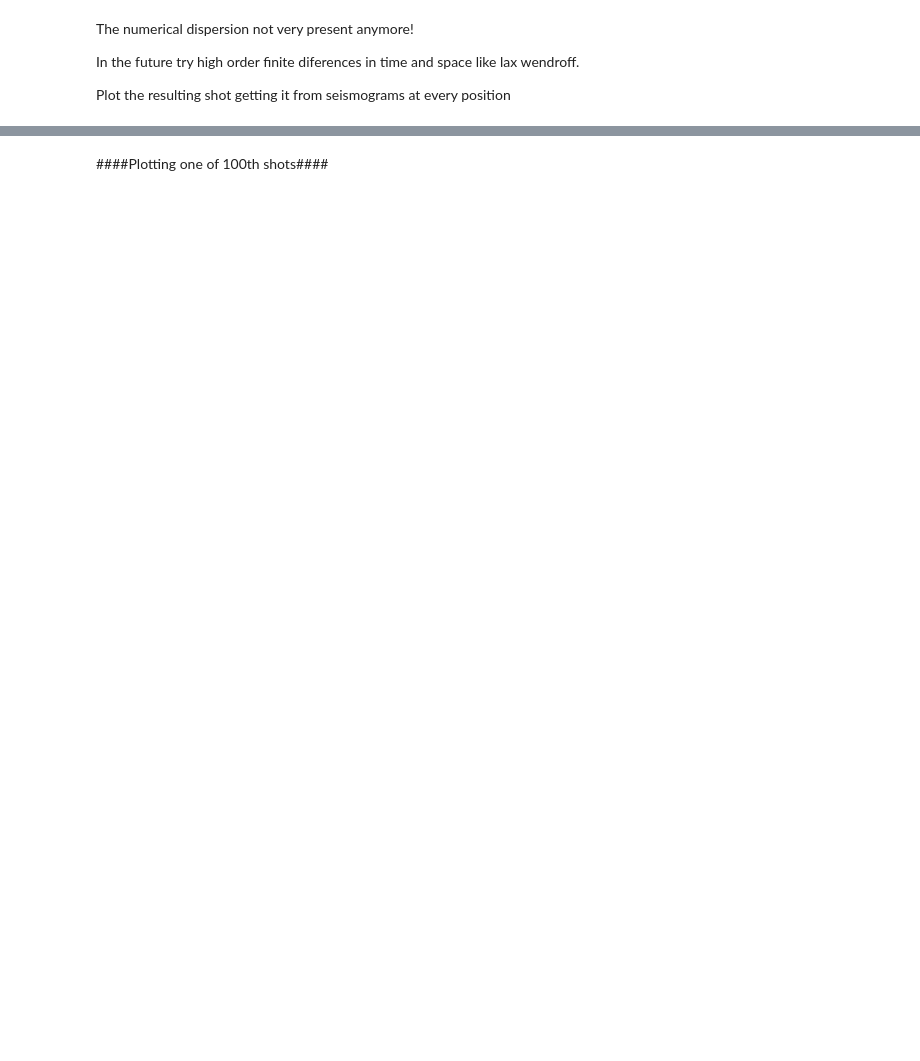
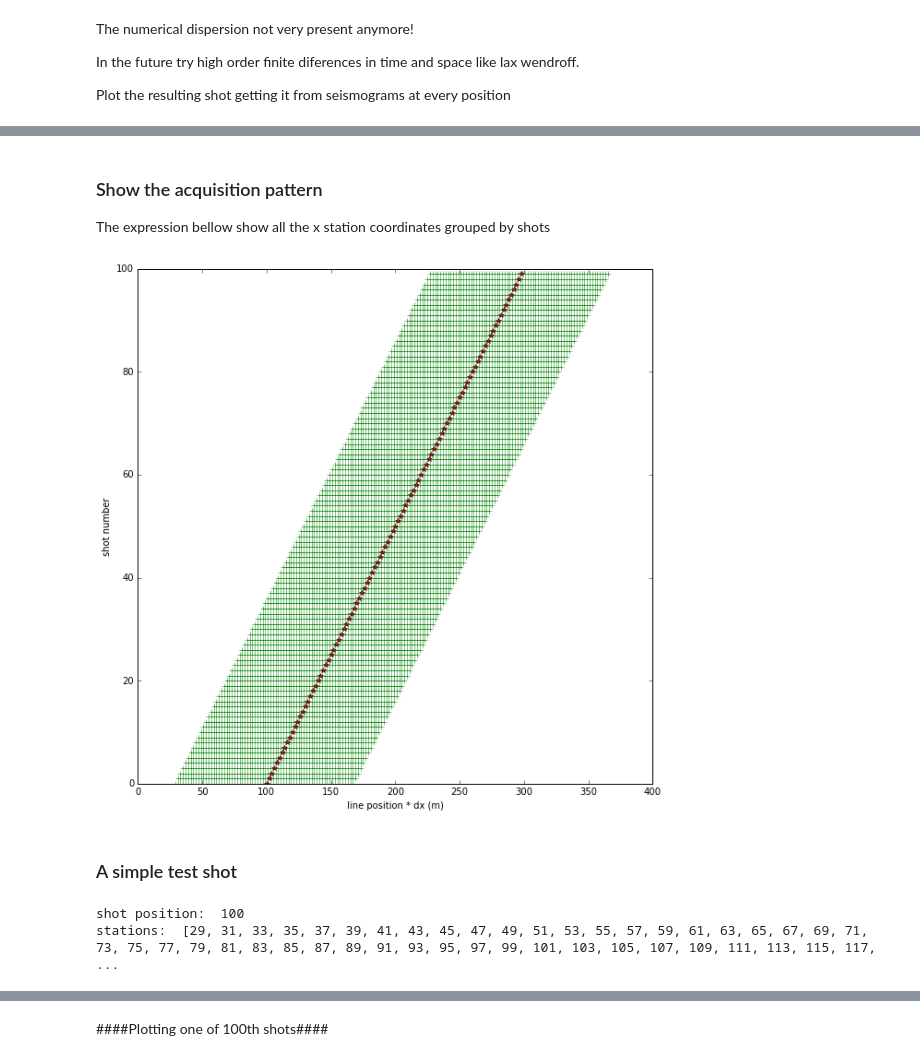
Before and after one commit to eusoubrasileiro/geonumerics, a Jupyter notebook: ipython_notebooks/Fatiando 2D Seismic Shotting Model.ipynb, the cells around one changed output, grey strips where cells are left out. Cells and saved outputs as stored; diff of their text form; code cells hidden in the pictures; blank space fills up the shorter version.

```diff
--- a/ipython_notebooks/Fatiando 2D Seismic Shotting Model.ipynb
+++ b/ipython_notebooks/Fatiando 2D Seismic Shotting Model.ipynb
@@ -188,0 +178,27 @@ for j in xrange(100):
+# %% [markdown]
+### Show the acquisition pattern ###
+
+The expression bellow show all the x station coordinates grouped by shots
+# %%
+shots_x = [] # index x shot coordinates per shot
+stations_x = [] # index x station coordinates per shot
+
+for i in xrange(100):
+    shot_x = 100 + 2*i
+    station_0 = shot_x -1 -2*35 # first station (stack array)
+    array_stations = [ station_0 + 2*i for i in xrange(70) ] # dx_shot = dx_station
+    shots_x.append(shot_x)
+    stations_x.append(array_stations)
+
+dummy = np.zeros(70)
+figure(figsize=(10,10))
+
+for i in xrange(100):
+    plot(stations_x[i], dummy+i, 'g+')  # stations
+    plot(shots_x[i], i, 'r*')  # source
+
+ylabel("shot number")
+xlabel("line position * dx (m)")
+pylab.show()
+# %% [output]
+[figure, added]
@@ -188,0 +221,8 @@ for j in xrange(100):
+# %% [markdown]
+### A simple test shot ###
+# %%
+print 'shot position: ', shots_x[0]
+print 'stations: ', stations_x[0]
+# %% [output]
+shot position:  100
+stations:  [29, 31, 33, 35, 37, 39, 41, 43, 45, 47, 49, 51, 53, 55, 57, 59, 61, 63, 65, 67, 69, 71, 73, 75, 77, 79, 81, 83, 85, 87, 89, 91, 93, 95, 97, 99, 101, 103, 105, 107, 109, 111, 113, 115, 117, ...
```
Also changed, not shown: parts of 32 cells of this notebook.
